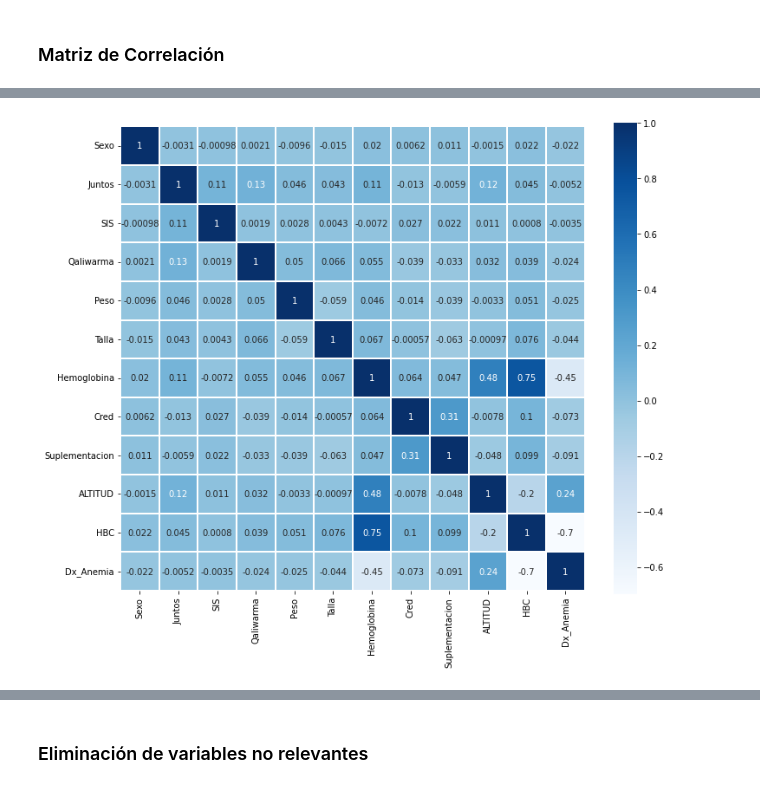
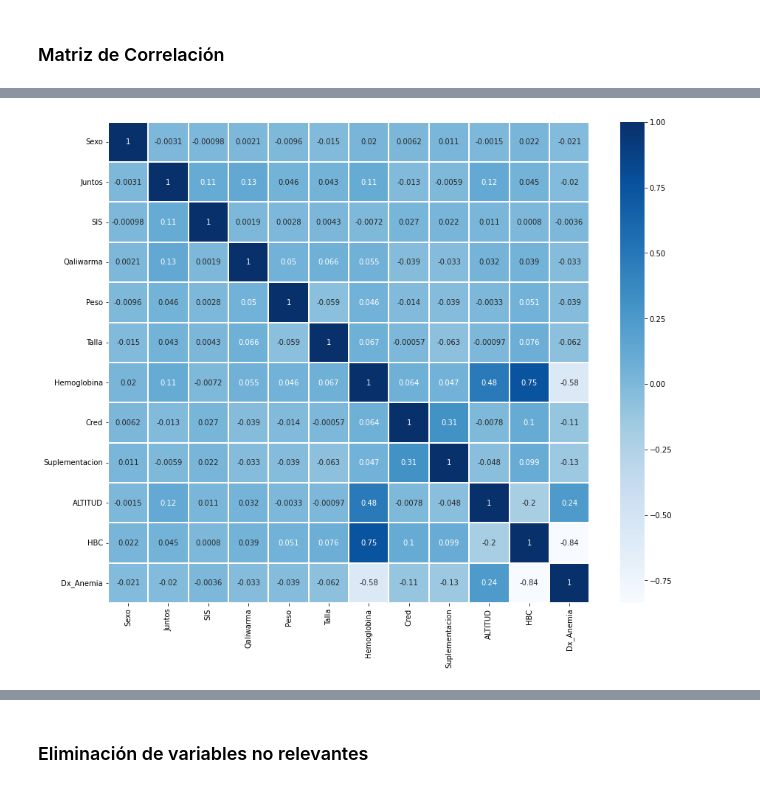
Before and after one commit to LuisSante/Anemia---Machine-Learning, a Jupyter notebook: IA_final.ipynb, the cells around one changed output, grey strips where cells are left out. Drawn from its saved outputs; the diff is of its cells as text; code cells hidden in the pictures.

Commit message:
feat: Added Standard Scalar

```diff
--- a/IA_final.ipynb
+++ b/IA_final.ipynb
@@ -132,3 +132,12 @@ df.head()
 | 2 | 0 | 1 | 1 | 1 | 13.10799 | 83.258861 | 13.2 | 0 | 0 | 2000 | ... |
 | 3 | 0 | 1 | 1 | 1 | 19.90000 | 106.000000 | 13.0 | 1 | 1 | 3450 | ... |
 | 4 | 0 | 1 | 1 | 0 | 15.10000 | 96.000000 | 11.9 | 1 | 1 | 3450 | ... |
+# %%
+# standardize the all data
+from sklearn.preprocessing import StandardScaler
+
+scaler = StandardScaler()
+df_scaled = scaler.fit_transform(df)
+df_scaled = pd.DataFrame(df_scaled, columns=df.columns)
+df = df_scaled
+df.head()
@@ -138,10 +154,8 @@ df.head()
 ### Matriz de Correlación
 # %%
 matrix = df.copy()
-matrix['Dx_Anemia'] = matrix['Dx_Anemia'].map({0: 0, 1:0, 2:1, 3:1})
-plt.figure(figsize=(12, 10))
+plt.figure(figsize=(15, 12))
 corr = matrix.corr()
 sns.heatmap(corr, linewidths=0.1,vmax=1.0, square=True, cmap="Blues", linecolor='white', annot=True)
-plt.show()
 matrix.head()
 # %% [output]
@@ -148 +168 @@ matrix.head()
-[figure, old version]
+[figure, new version]
```
Also changed, not shown: parts of 2 cells of this notebook.
